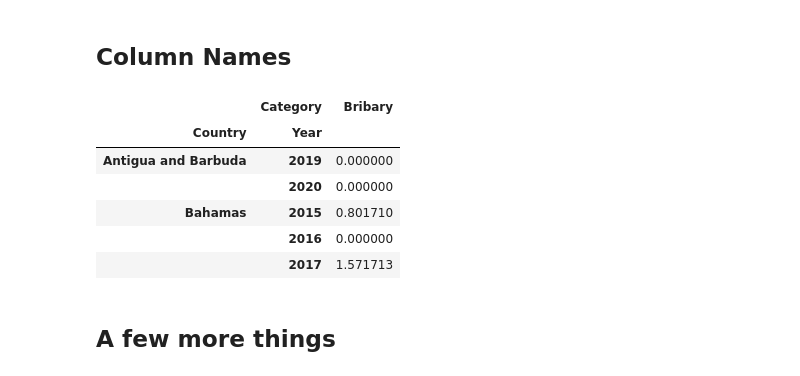
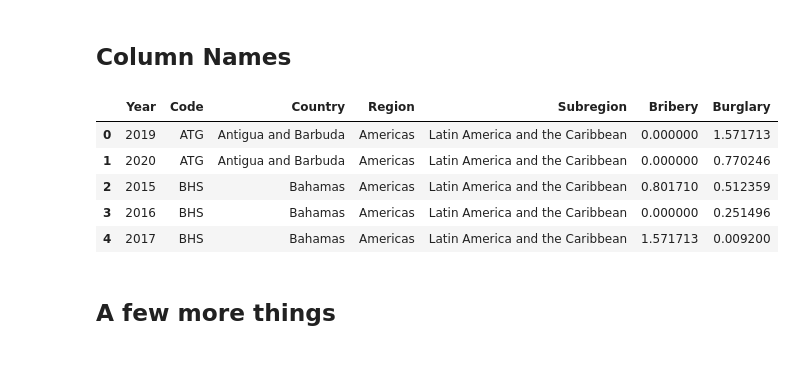
Before and after one commit to LuisaRodriguezC/Clase-1, a Jupyter notebook: TRABAJO_CORREGIDO.ipynb, the cells around one changed output. Drawn from its saved outputs; the diff is of its cells as text; code cells hidden in the pictures.

```diff
--- a/TRABAJO_CORREGIDO.ipynb
+++ b/TRABAJO_CORREGIDO.ipynb
@@ -12,7 +59,7 @@ import plotly.graph_objects as go
 from plotly.subplots import make_subplots
 # %%
 # Save the path
-p = '/content/Bribery.xlsx'
+p = '/content/Burglary and Bribery.xlsx'
 
 # Read the file
 d = pd.read_excel(p)
@@ -83,18 +107,16 @@ d1.tail()
 ## Column Names
 # %%
 # Change time for year
-d1.rename(columns = {"Corruption: Bribery":"Bribary"}, inplace=True)
-
+d.rename(columns = {" Burglary":"Bribary"}, inplace=True)
 #check
-d1.head()
+d.head()
 # %% [output]
-|  | Category | Bribary |
-| Country | Year |  |
-| Antigua and Barbuda | 2019 | 0.000000 |
-|  | 2020 | 0.000000 |
-| Bahamas | 2015 | 0.801710 |
-|  | 2016 | 0.000000 |
-|  | 2017 | 1.571713 |
+|  | Year | Code | Country | Region | Subregion | Bribery | Burglary |
+| 0 | 2019 | ATG | Antigua and Barbuda | Americas | Latin America and the Caribbean | 0.000000 | 1.571713 |
+| 1 | 2020 | ATG | Antigua and Barbuda | Americas | Latin America and the Caribbean | 0.000000 | 0.770246 |
+| 2 | 2015 | BHS | Bahamas | Americas | Latin America and the Caribbean | 0.801710 | 0.512359 |
+| 3 | 2016 | BHS | Bahamas | Americas | Latin America and the Caribbean | 0.000000 | 0.251496 |
+| 4 | 2017 | BHS | Bahamas | Americas | Latin America and the Caribbean | 1.571713 | 0.009200 |
 # %% [markdown]
 ## A few more things
 # %%
```
Also changed, not shown: parts of 32 cells of this notebook.
